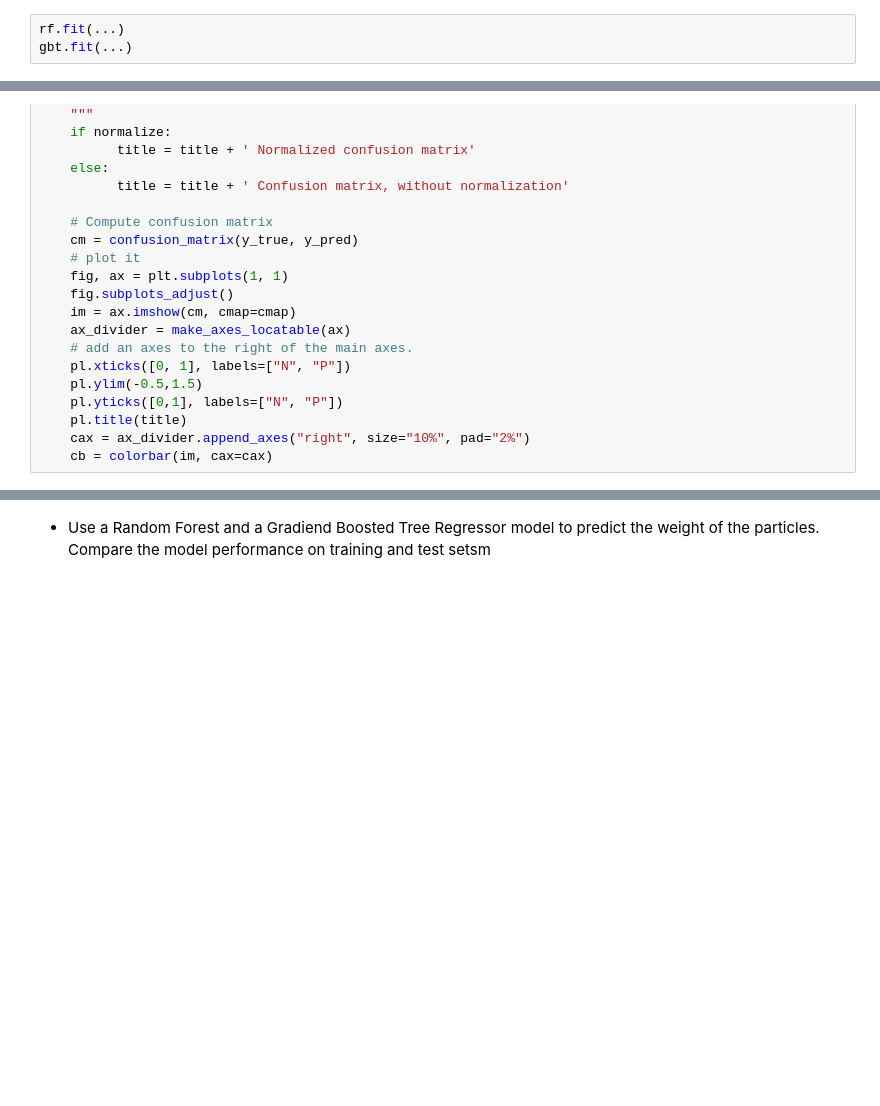
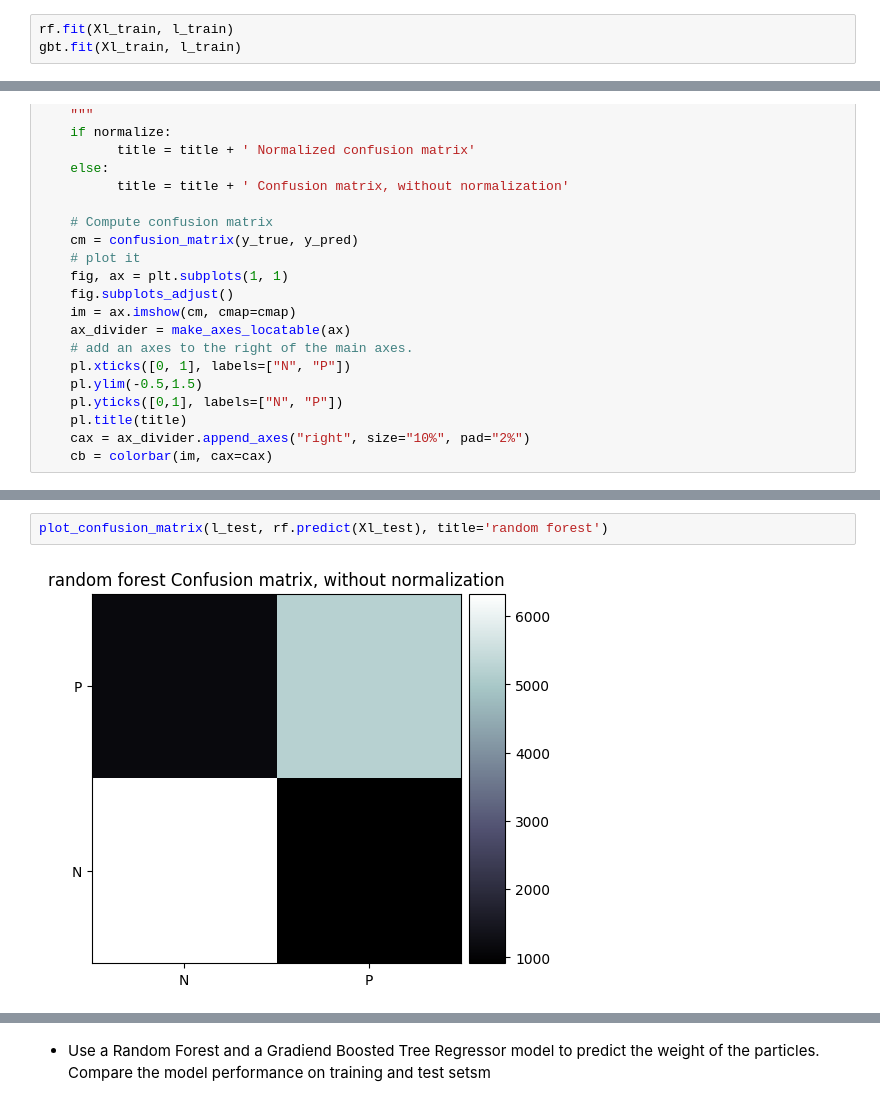
Before and after one commit to laurabersani/MLPNS_LBersani, a Jupyter notebook: Copia_di_higgsbosonSearch.ipynb, the cells around one changed output, grey strips where cells are left out. Cells and saved outputs as stored; diff of their text form; blank space fills up the shorter version.

```diff
--- a/Copia_di_higgsbosonSearch.ipynb
+++ b/Copia_di_higgsbosonSearch.ipynb
@@ -273,3 +280,3 @@ gbt = GradientBoostingClassifier(...)
 # %%
-rf.fit(...)
-gbt.fit(...)
+rf.fit(Xl_train, l_train)
+gbt.fit(Xl_train, l_train)
@@ -322,0 +336,4 @@ def plot_confusion_matrix(y_true, y_pred,
+# %%
+plot_confusion_matrix(l_test, rf.predict(Xl_test), title='random forest')
+# %% [output]
+[figure, added]
```
Also changed, not shown: parts of 27 cells of this notebook.
